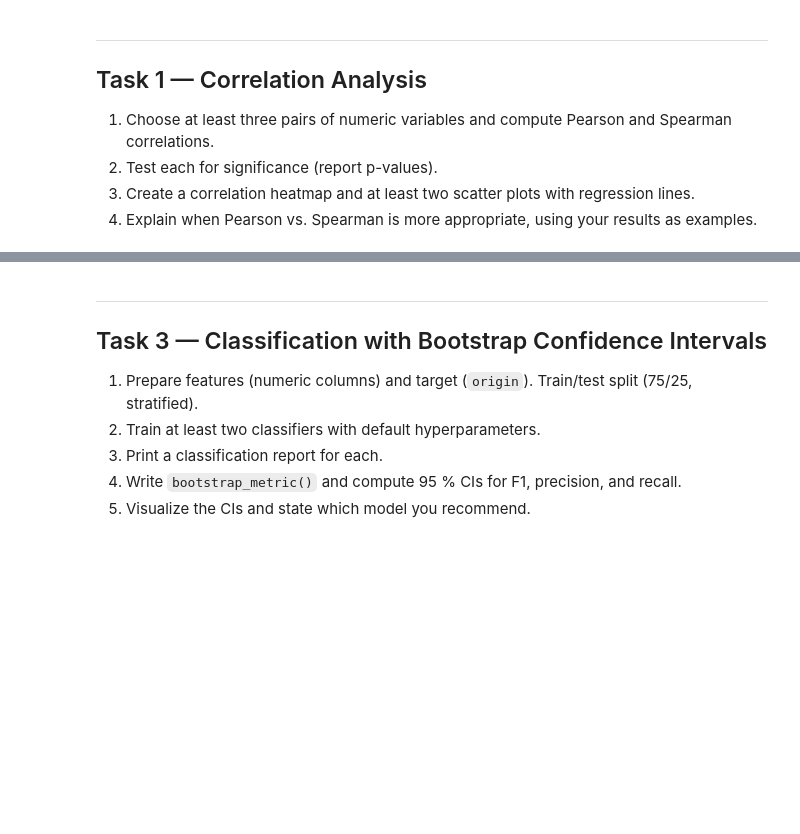
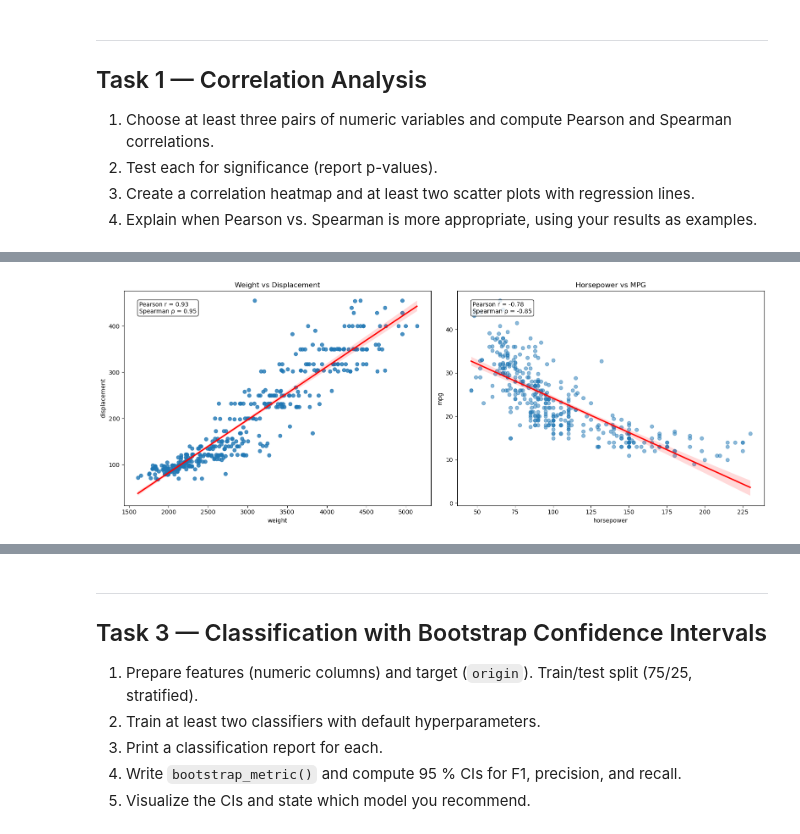
Before and after one commit to Data-AI-IDDA/m3-13-assessment, a Jupyter notebook: m3-13-assessment.ipynb, the cells around one changed output, grey strips where cells are left out. Cells and saved outputs as stored; diff of their text form; code cells hidden in the pictures; blank space fills up the shorter version.

```diff
--- a/m3-13-assessment.ipynb
+++ b/m3-13-assessment.ipynb
@@ -45,0 +82,34 @@ Your answer here…
+# %%
+import matplotlib.pyplot as plt
+import seaborn as sns
+from scipy import stats
+
+
+r1_p, _ = stats.pearsonr(mpg['weight'].dropna(), mpg['displacement'].dropna())
+r1_s, _ = stats.spearmanr(mpg['weight'].dropna(), mpg['displacement'].dropna())
+
+r2_p, _ = stats.pearsonr(mpg['horsepower'].dropna(), mpg['mpg'].dropna())
+r2_s, _ = stats.spearmanr(mpg['horsepower'].dropna(), mpg['mpg'].dropna())
+
+fig, axes = plt.subplots(1, 2, figsize=(16, 6))
+
+# Plot 1: Weight vs Displacement
+sns.regplot(data=mpg, x='weight', y='displacement', ax=axes[0], line_kws={"color": "red"})
+axes[0].set_title("Weight vs Displacement")
+
+axes[0].text(0.05, 0.95, f"Pearson r = {r1_p:.2f}\nSpearman ρ = {r1_s:.2f}",
+             transform=axes[0].transAxes, verticalalignment='top',
+             bbox=dict(boxstyle="round", facecolor="white", alpha=0.8))
+
+# Plot 2: Horsepower vs MPG
+sns.regplot(data=mpg, x='horsepower', y='mpg', ax=axes[1], line_kws={"color": "red"}, scatter_kws={'alpha': 0.5})
+axes[1].set_title("Horsepower vs MPG")
+
+axes[1].text(0.05, 0.95, f"Pearson r = {r2_p:.2f}\nSpearman ρ = {r2_s:.2f}",
+             transform=axes[1].transAxes, verticalalignment='top',
+             bbox=dict(boxstyle="round", facecolor="white", alpha=0.8))
+
+plt.tight_layout()
+plt.show()
+# %% [output]
+[figure, added]
```
Also changed, not shown: parts of 37 cells of this notebook.
